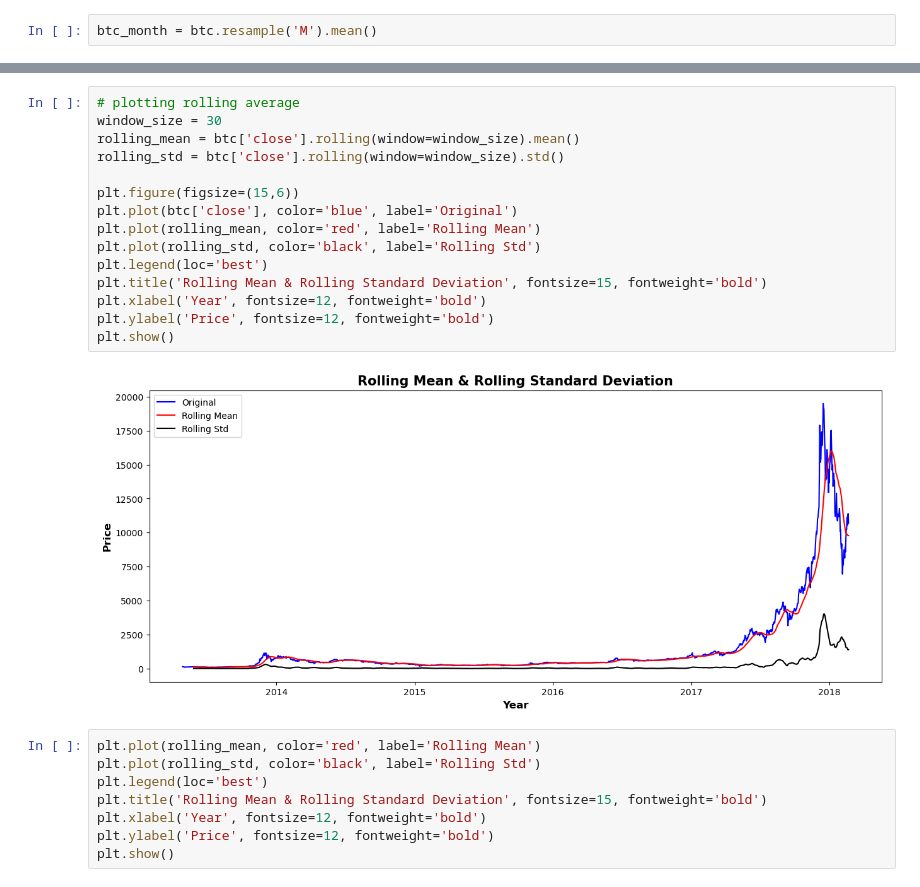
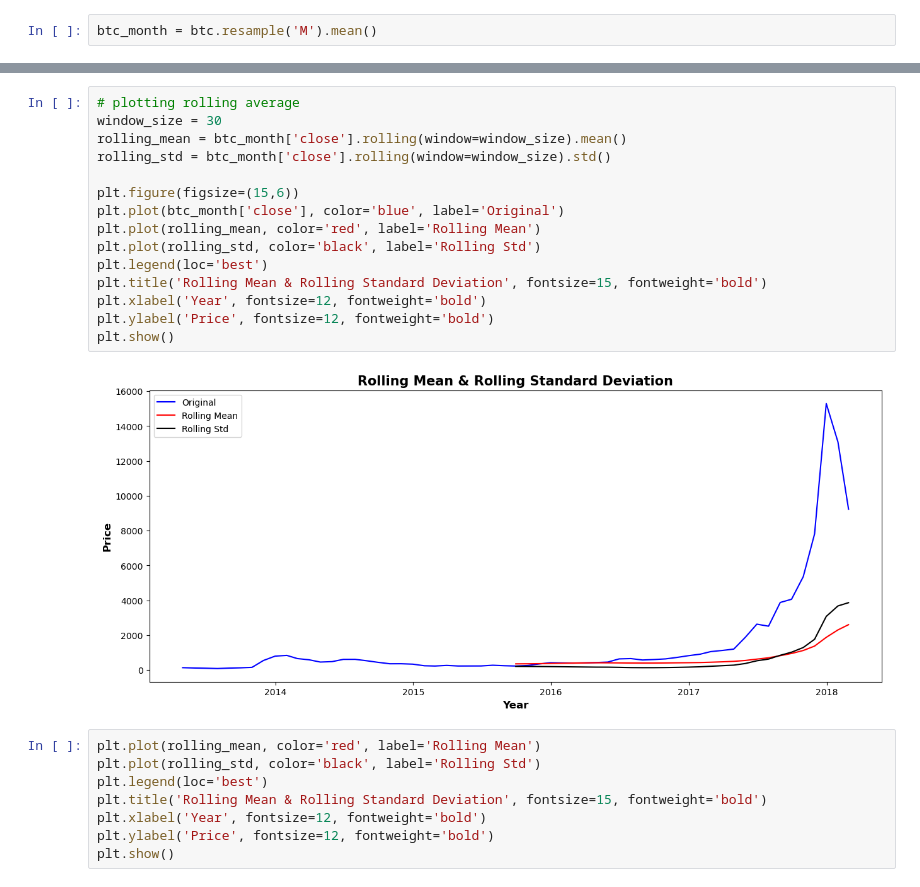
Before and after one commit to alliajagbe/crypto-prediction, a Jupyter notebook: crypto.ipynb, the cells around one changed output, grey strips where cells are left out. Saved outputs shown, nothing was run; the diff lists cells and outputs as text.

```diff
--- a/crypto.ipynb
+++ b/crypto.ipynb
@@ -66,20 +58,20 @@ plt.show()
 # %%
 # plotting rolling average
 window_size = 30
-rolling_mean = btc['close'].rolling(window=window_size).mean()
-rolling_std = btc['close'].rolling(window=window_size).std()
+rolling_mean = btc_month['close'].rolling(window=window_size).mean()
+rolling_std = btc_month['close'].rolling(window=window_size).std()
 
 plt.figure(figsize=(15,6))
-plt.plot(btc['close'], color='blue', label='Original')
+plt.plot(btc_month['close'], color='blue', label='Original')
 plt.plot(rolling_mean, color='red', label='Rolling Mean')
 plt.plot(rolling_std, color='black', label='Rolling Std')
 plt.legend(loc='best')
 plt.title('Rolling Mean & Rolling Standard Deviation', fontsize=15, fontweight='bold')
 plt.xlabel('Year', fontsize=12, fontweight='bold')
 plt.ylabel('Price', fontsize=12, fontweight='bold')
 plt.show()
 # %% [output]
-[figure, old version]
+[figure, new version]
 # %%
 plt.plot(rolling_mean, color='red', label='Rolling Mean')
 plt.plot(rolling_std, color='black', label='Rolling Std')
```
Also changed, not shown: parts of 3 cells of this notebook.
